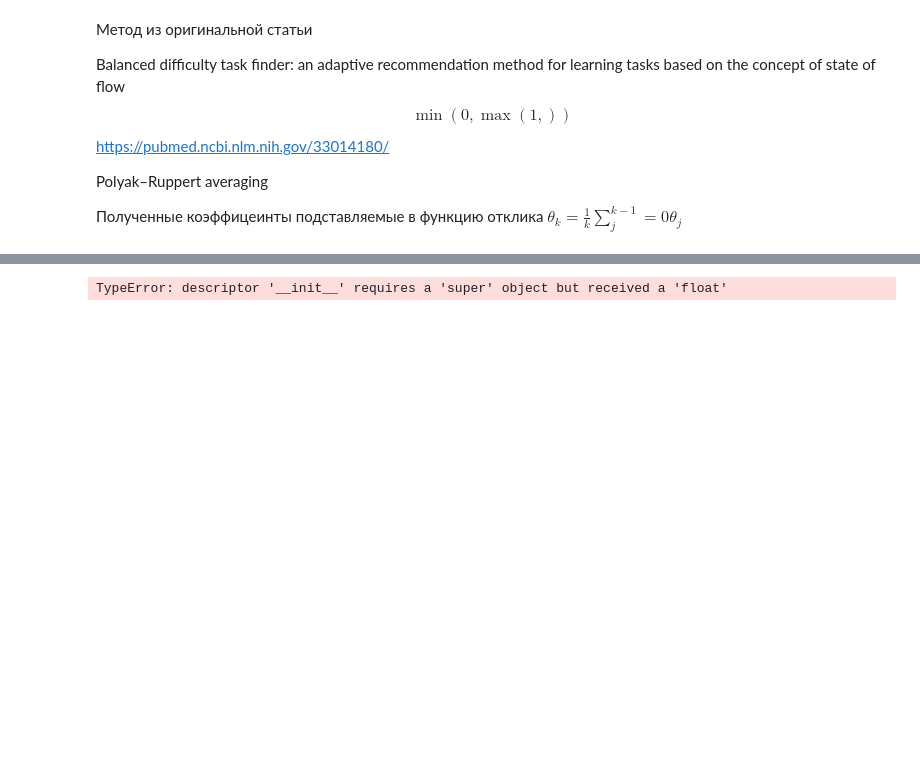
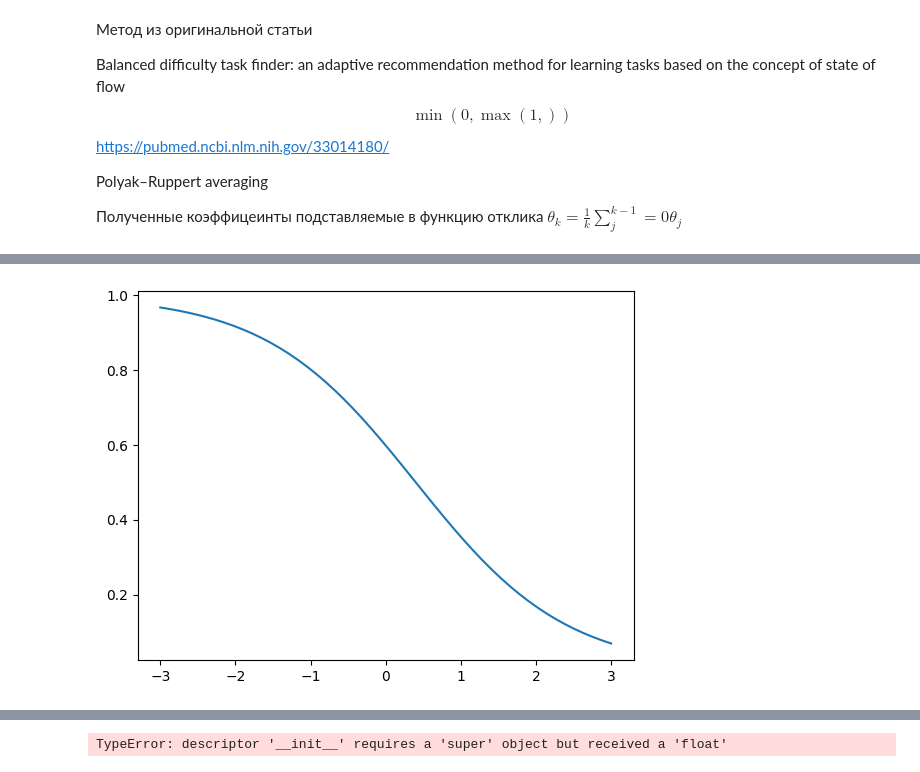
Before and after one commit to NMashalov/EducationGenerativeModelApplication, a Jupyter notebook: experiment/stoch_approx.ipynb, the cells around one changed output, grey strips where cells are left out. Drawn from its saved outputs; the diff is of its cells as text; code cells hidden in the pictures; blank space fills up the shorter version.

```diff
--- a/experiment/stoch_approx.ipynb
+++ b/experiment/stoch_approx.ipynb
@@ -193,0 +302,6 @@ def elo(player_level:float =0.4,dispersion:float=0.2):
+# %%
+ResponseFunction(elo(
+        player_level =0.4,dispersion=1
+    )).plot()
+# %% [output]
+[figure, added]
```
Also changed, not shown: parts of 18 cells of this notebook, 12 other files.
